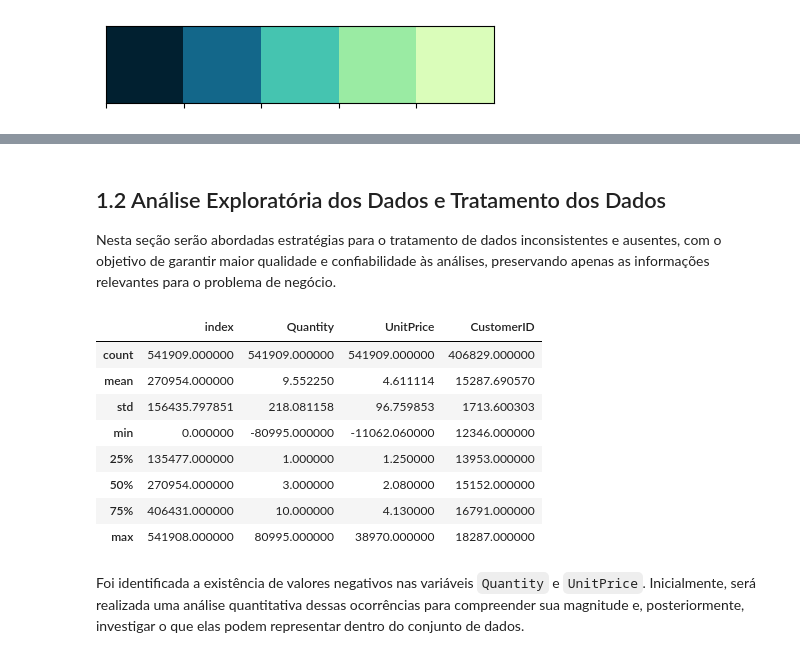
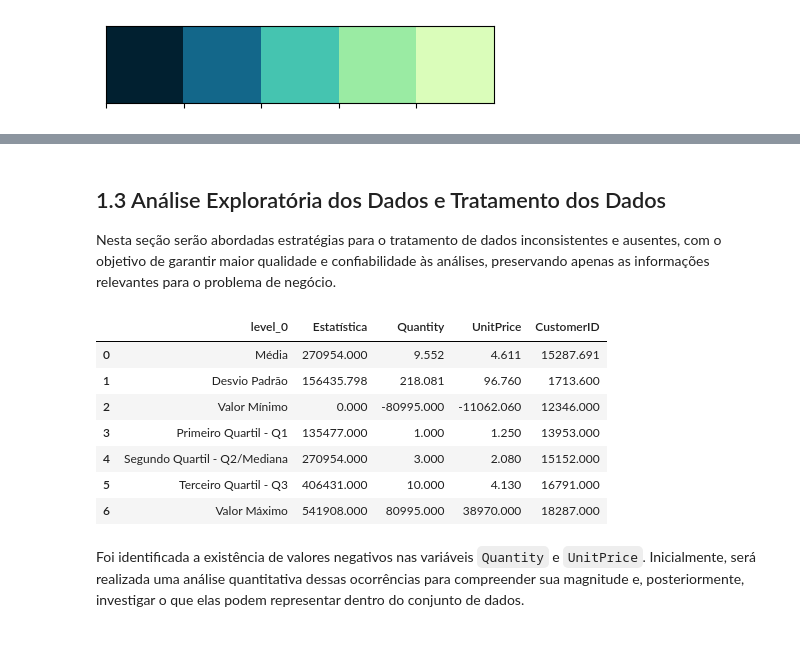
Before and after one commit to rrafahenrique/Case-Study-Online-Retail-Transaction-Data, a Jupyter notebook: main.ipynb, the cells around one changed output, grey strips where cells are left out. Cells and saved outputs as stored; diff of their text form; code cells hidden in the pictures.

```diff
--- a/main.ipynb
+++ b/main.ipynb
@@ -75,18 +93,17 @@ func.df_summary_report(df)
 # %% [markdown]
-## 1.2 Análise Exploratória dos Dados e Tratamento dos Dados
+## 1.3 Análise Exploratória dos Dados e Tratamento dos Dados
 Nesta seção serão abordadas estratégias para o tratamento de dados inconsistentes e ausentes, com o objetivo de garantir maior qualidade e confiabilidade às análises, preservando apenas as informações relevantes para o problema de negócio.
-# %%
-df.describe()
-# %% [output]
-|  | index | Quantity | UnitPrice | CustomerID |
-| count | 541909.000000 | 541909.000000 | 541909.000000 | 406829.000000 |
-| mean | 270954.000000 | 9.552250 | 4.611114 | 15287.690570 |
-| std | 156435.797851 | 218.081158 | 96.759853 | 1713.600303 |
-| min | 0.000000 | -80995.000000 | -11062.060000 | 12346.000000 |
-| 25% | 135477.000000 | 1.000000 | 1.250000 | 13953.000000 |
-| 50% | 270954.000000 | 3.000000 | 2.080000 | 15152.000000 |
-| 75% | 406431.000000 | 10.000000 | 4.130000 | 16791.000000 |
-| max | 541908.000000 | 80995.000000 | 38970.000000 | 18287.000000 |
+# %%
+func.df_describe_report(df)
+# %% [output]
+|  | level_0 | Estatística | Quantity | UnitPrice | CustomerID |
+| 0 | Média | 270954.000 | 9.552 | 4.611 | 15287.691 |
+| 1 | Desvio Padrão | 156435.798 | 218.081 | 96.760 | 1713.600 |
+| 2 | Valor Mínimo | 0.000 | -80995.000 | -11062.060 | 12346.000 |
+| 3 | Primeiro Quartil - Q1 | 135477.000 | 1.000 | 1.250 | 13953.000 |
+| 4 | Segundo Quartil - Q2/Mediana | 270954.000 | 3.000 | 2.080 | 15152.000 |
+| 5 | Terceiro Quartil - Q3 | 406431.000 | 10.000 | 4.130 | 16791.000 |
+| 6 | Valor Máximo | 541908.000 | 80995.000 | 38970.000 | 18287.000 |
 # %% [markdown]
 Foi identificada a existência de valores negativos nas variáveis `Quantity` e `UnitPrice`. Inicialmente, será realizada uma análise quantitativa dessas ocorrências para compreender sua magnitude e, posteriormente, investigar o que elas podem representar dentro do conjunto de dados.
 # %%
```
Also changed, not shown: parts of 15 cells of this notebook, 4 other files.
